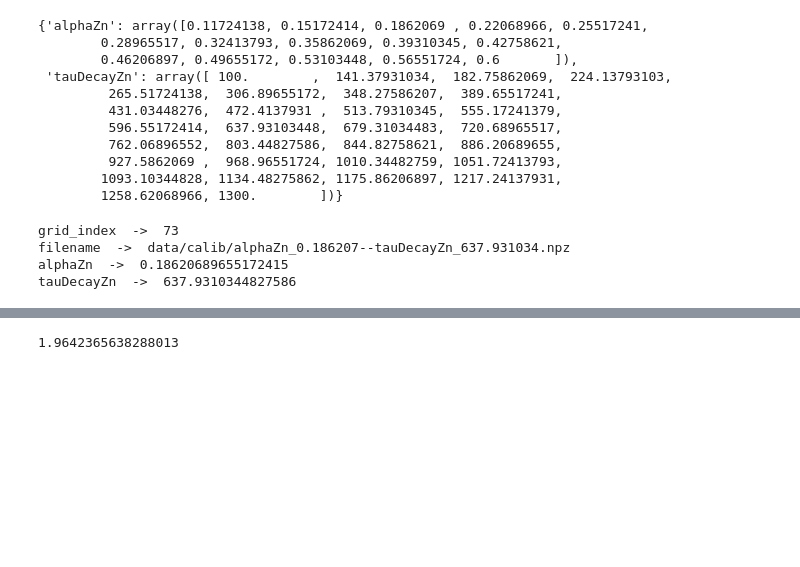
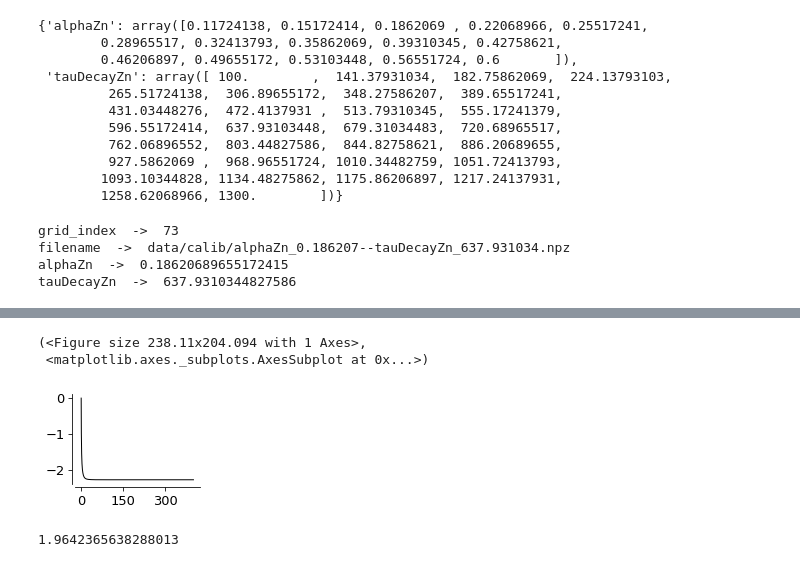
Before and after one commit to yzerlaut/zinc-NMDA-modulation, a Jupyter notebook: model-calibration/free-zinc.ipynb, the cells around one changed output, grey strips where cells are left out. Cells and saved outputs as stored; diff of their text form; code cells hidden in the pictures; blank space fills up the shorter version.

```diff
--- a/model-calibration/free-zinc.ipynb
+++ b/model-calibration/free-zinc.ipynb
@@ -88,3 +101,9 @@ fig.suptitle('free-Zinc condition', color=ge.default_color, size='small');
+# %%
+ge.plot(mdata['t'], mdata['Ic'])
+# %% [output]
+(<Figure size 238.11x204.094 with 1 Axes>,
+ <matplotlib.axes._subplots.AxesSubplot at 0x...>)
+[figure, added]
 # %%
 from analyz.IO.npz import load_dict
 from datavyz import ges as ge
```
Also changed, not shown: parts of 5 cells of this notebook, 1 other file.
